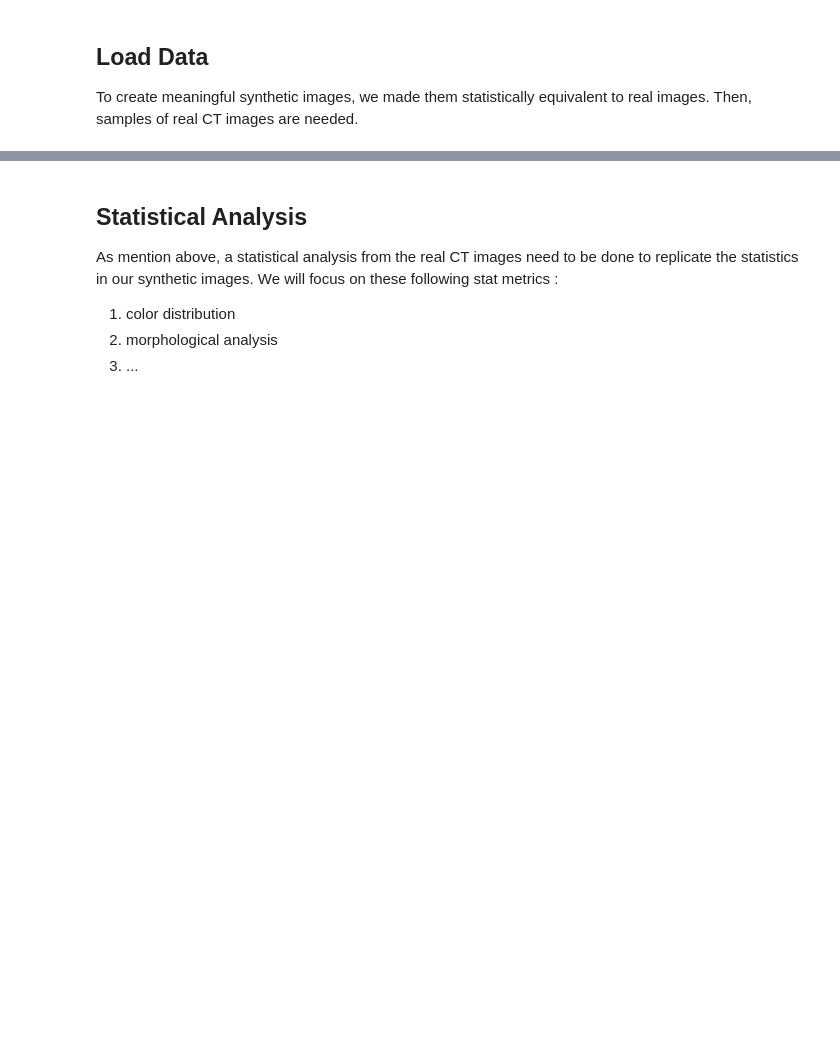
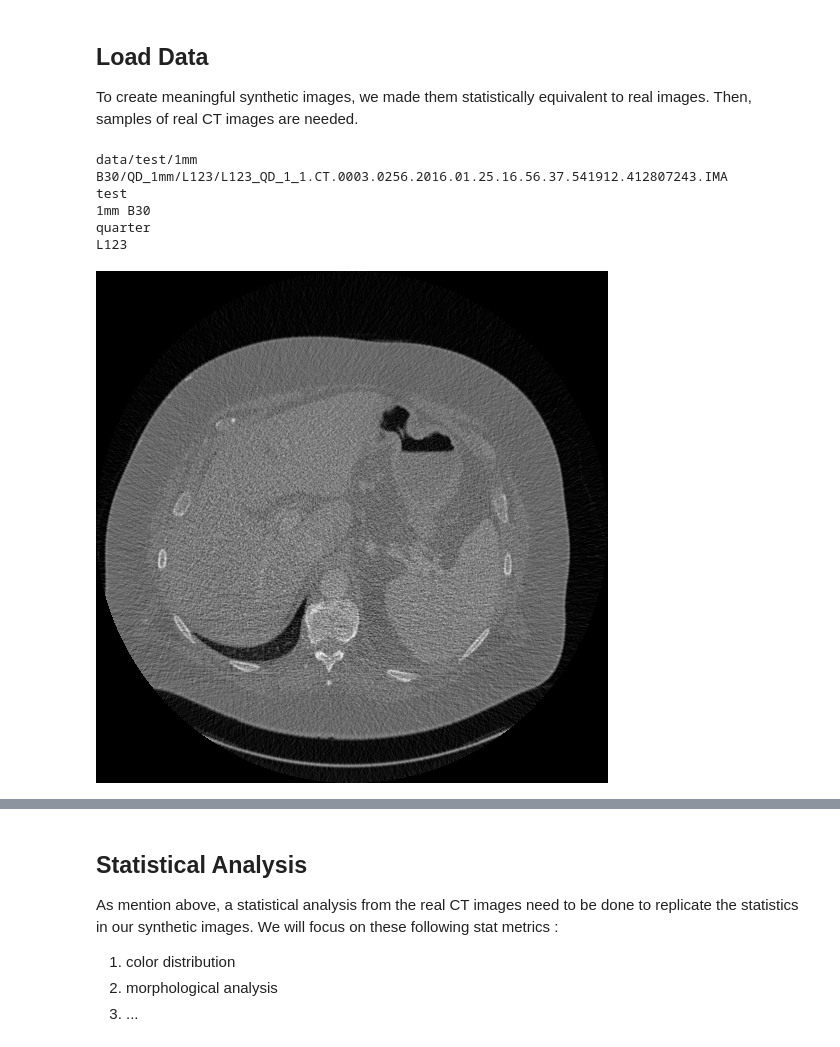
Before and after one commit to paulo-03/research_project_master, a Jupyter notebook: local_files/synthetic_images.ipynb, the cells around one changed output, grey strips where cells are left out. Cells and saved outputs as stored; diff of their text form; code cells hidden in the pictures; blank space fills up the shorter version.

```diff
--- a/local_files/synthetic_images.ipynb
+++ b/local_files/synthetic_images.ipynb
@@ -35 +31,17 @@ path_fd = 'full_3mm/L506'
+# %%
+# TODO: (REMOVE) play with idx to check if the loading works properly
+idx = 40000
+print(data.imgs[idx].path)
+print(data.imgs[idx].cat)
+print(data.imgs[idx].type)
+print(data.imgs[idx].dose)
+print(data.imgs[idx].patient)
+data.imgs[idx].pil
+# %% [output]
+data/test/1mm B30/QD_1mm/L123/L123_QD_1_1.CT.0003.0256.2016.01.25.16.56.37.541912.412807243.IMA
+test
+1mm B30
+quarter
+L123
+[figure, added]
 # %% [markdown]
```
Also changed, not shown: parts of 16 cells of this notebook, 5 other files.
